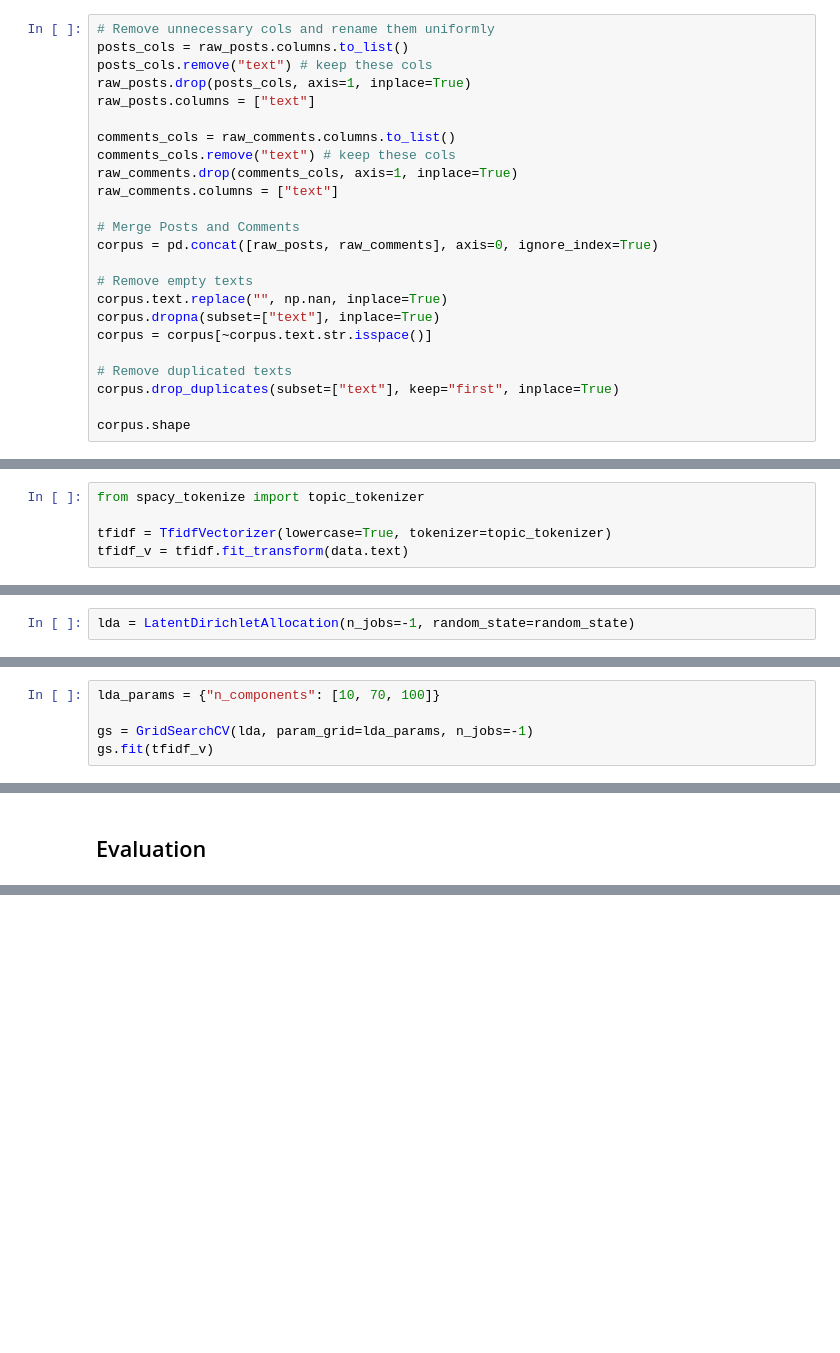
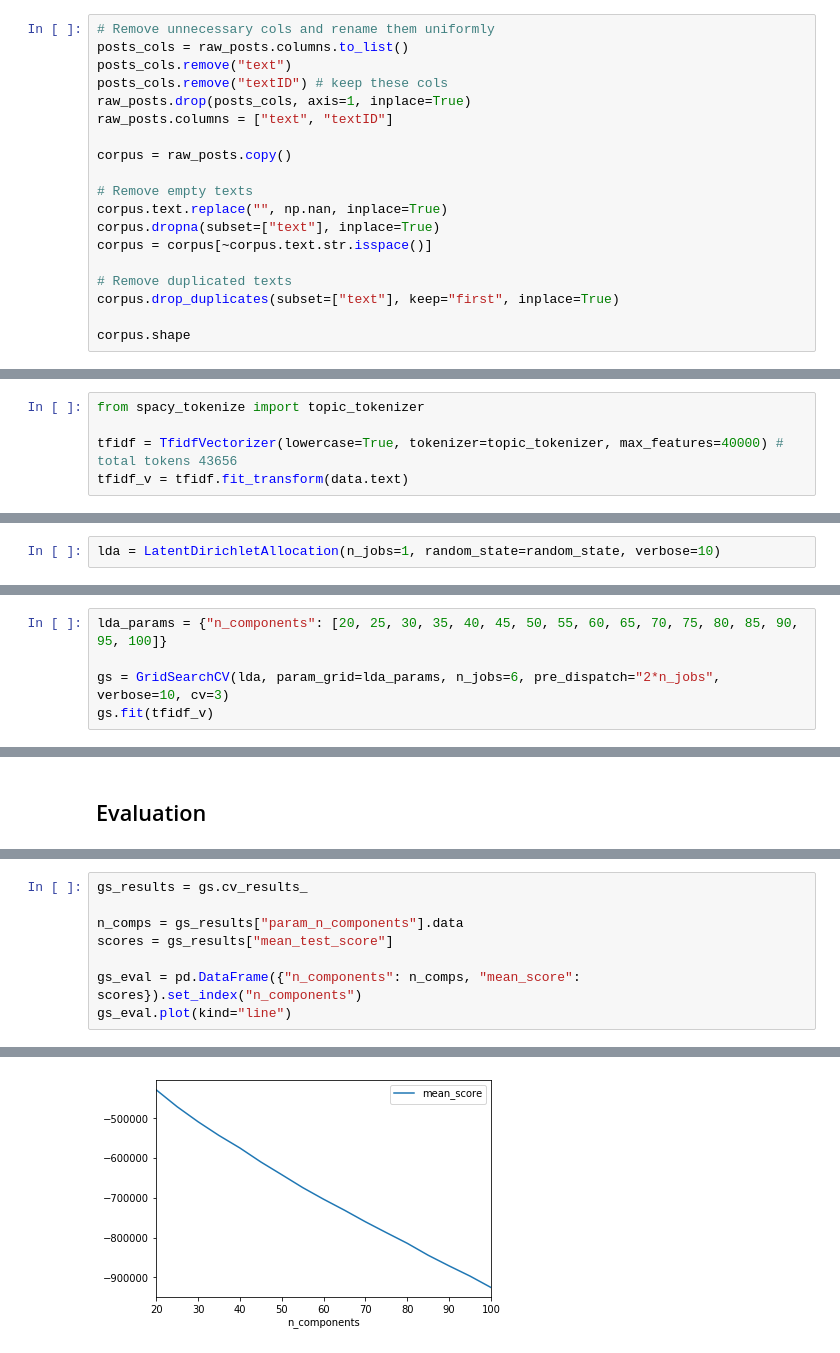
Before and after one commit to viennadatasciencegroup/data4good-wahlbeobachtung19, a Jupyter notebook: notebooks/1.0-tte-topic-prototyping-spacy.ipynb, the cells around one changed output, grey strips where cells are left out. Cells and saved outputs as stored; diff of their text form; blank space fills up the shorter version.

Commit message:
Topic modeling on Posts prototype v1.0 and report

```diff
--- a/notebooks/1.0-tte-topic-prototyping-spacy.ipynb
+++ b/notebooks/1.0-tte-topic-prototyping-spacy.ipynb
@@ -45,17 +45,12 @@ Dataset cleansing
 # %%
 # Remove unnecessary cols and rename them uniformly
 posts_cols = raw_posts.columns.to_list()
-posts_cols.remove("text") # keep these cols
+posts_cols.remove("text")
+posts_cols.remove("textID") # keep these cols
 raw_posts.drop(posts_cols, axis=1, inplace=True)
-raw_posts.columns = ["text"]
+raw_posts.columns = ["text", "textID"]
 
-comments_cols = raw_comments.columns.to_list()
-comments_cols.remove("text") # keep these cols
-raw_comments.drop(comments_cols, axis=1, inplace=True)
-raw_comments.columns = ["text"]
-
-# Merge Posts and Comments
-corpus = pd.concat([raw_posts, raw_comments], axis=0, ignore_index=True)
+corpus = raw_posts.copy()
 
 # Remove empty texts
 corpus.text.replace("", np.nan, inplace=True)
@@ -95,5 +98,5 @@ data = corpus.copy()
 # %%
 from spacy_tokenize import topic_tokenizer
 
-tfidf = TfidfVectorizer(lowercase=True, tokenizer=topic_tokenizer)
+tfidf = TfidfVectorizer(lowercase=True, tokenizer=topic_tokenizer, max_features=40000) # total tokens 43656
 tfidf_v = tfidf.fit_transform(data.text)
@@ -100,4 +105,4 @@ tfidf_v = tfidf.fit_transform(data.text)
 # %% [markdown]
 ### Model
 # %%
-lda = LatentDirichletAllocation(n_jobs=-1, random_state=random_state)
+lda = LatentDirichletAllocation(n_jobs=1, random_state=random_state, verbose=10)
@@ -106,7 +109,7 @@ KeyboardInterrupt:
 # %% [markdown]
 Parameter Tuning
 # %%
-lda_params = {"n_components": [10, 70, 100]}
+lda_params = {"n_components": [20, 25, 30, 35, 40, 45, 50, 55, 60, 65, 70, 75, 80, 85, 90, 95, 100]}
 
-gs = GridSearchCV(lda, param_grid=lda_params, n_jobs=-1)
+gs = GridSearchCV(lda, param_grid=lda_params, n_jobs=6, pre_dispatch="2*n_jobs", verbose=10, cv=3)
 gs.fit(tfidf_v)
@@ -122,0 +197,9 @@ data["topic"] = lda_result.argmax(axis=1)
+# %%
+gs_results = gs.cv_results_
+
+n_comps = gs_results["param_n_components"].data
+scores = gs_results["mean_test_score"]
+
+gs_eval = pd.DataFrame({"n_components": n_comps, "mean_score": scores}).set_index("n_components")
+gs_eval.plot(kind="line")
+# %% [output]
@@ -122,0 +207 @@ data["topic"] = lda_result.argmax(axis=1)
+[figure, added]
```
Also changed, not shown: parts of 20 cells of this notebook, 2 other files.
